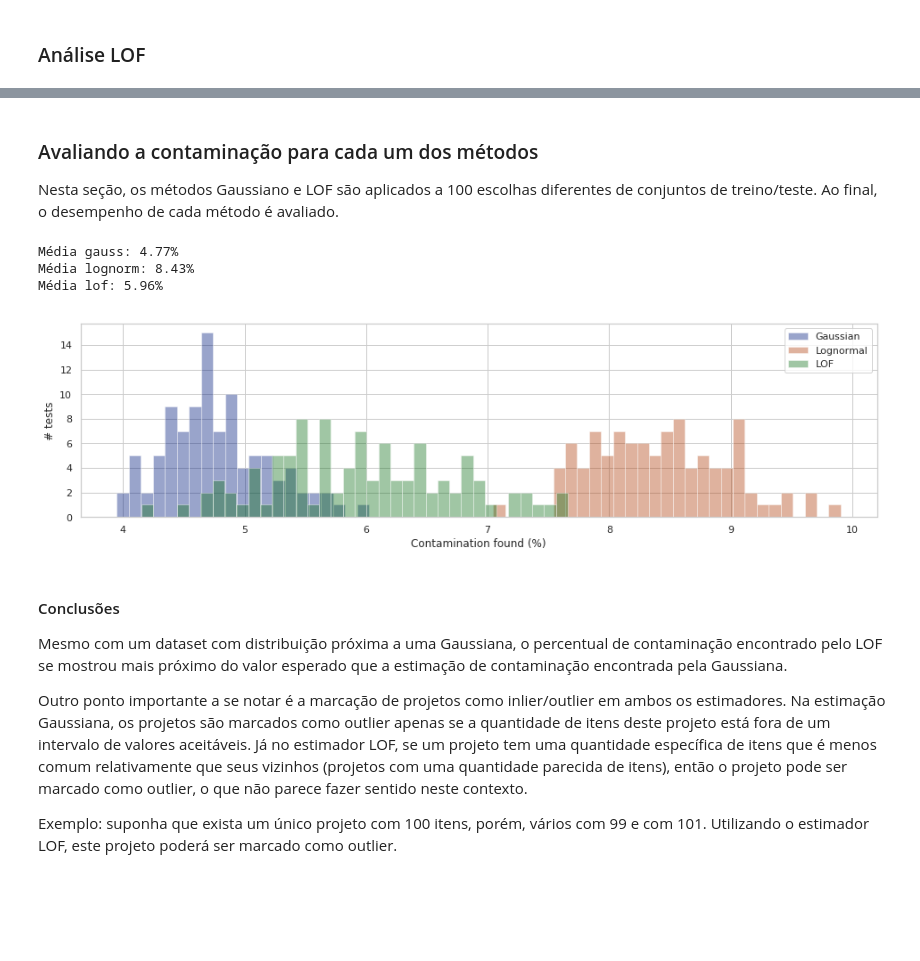
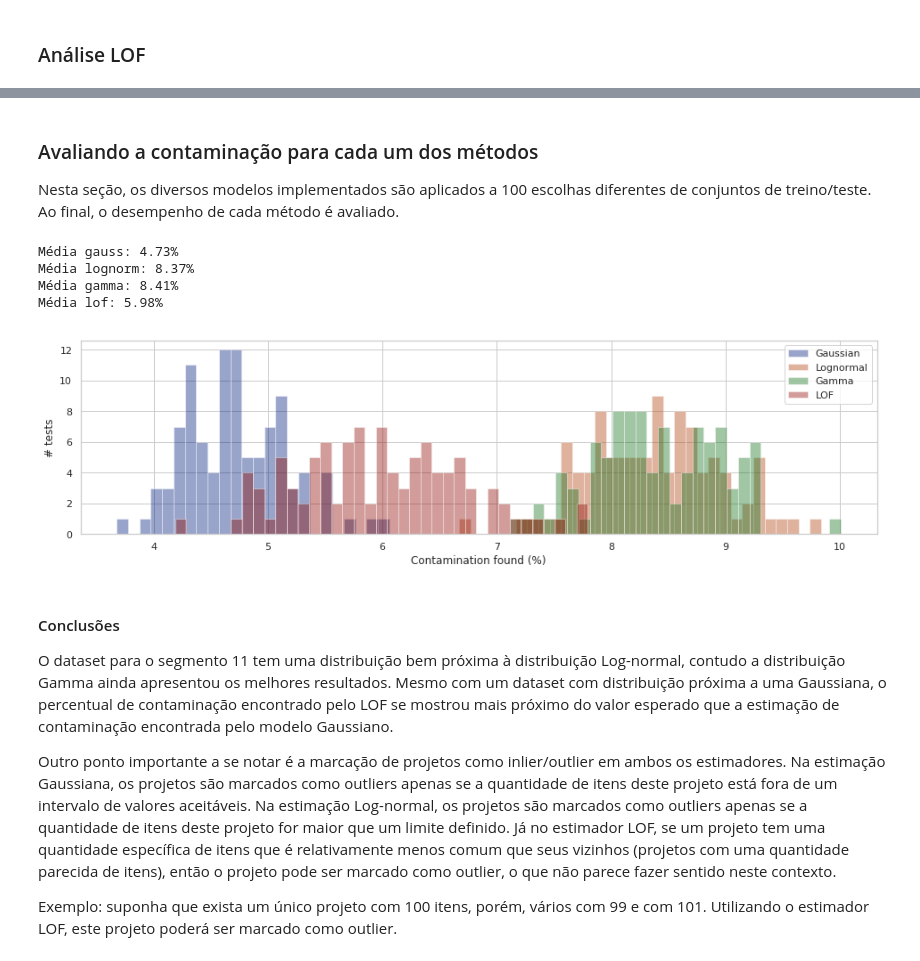
Before and after one commit to lappis-unb/salic-ml, a Jupyter notebook: notebooks/report/analysis_of_number_of_items.ipynb, the cells around one changed output, grey strips where cells are left out. Saved outputs shown, nothing was run; the diff lists cells and outputs as text; code cells hidden in the pictures; blank space fills up the shorter version.

Commit message:
num_items: add gamma function and finish reseach

```diff
--- a/notebooks/report/analysis_of_number_of_items.ipynb
+++ b/notebooks/report/analysis_of_number_of_items.ipynb
@@ -292,0 +360,28 @@ Percentual de outliers encontrado: 8.82%
+# %%
+model = Gamma()
+model.fit(projects_train)
+%time inlier_filter = model.predict(projects_test)
+
+contamination_found = sum(~inlier_filter) / len(projects_test)
+print('Percentual de outliers esperado: %.2lf%%' % (100 * model.contamination))
+print('Percentual de outliers encontrado: %.2lf%%' % (100 * contamination_found))
+
+sns.set(style='whitegrid', palette='dark')
+f, ax = plt.subplots(figsize=(16,4))
+
+bin_size = 10
+inliers = projects_test[inlier_filter].values
+bins = max(1, int((max(inliers) - min(inliers)) // bin_size) + 1)
+sns.distplot(inliers, label='inliers', color='b', kde=False, bins=bins)
+
+outliers = projects_test[~inlier_filter].values
+bins = max(1, int((max(outliers) - min(outliers)) // bin_size) + 1)
+sns.distplot(outliers, label='outliers', color='r', kde=False, bins=bins)
+
+x = np.linspace(min(segment_projects), max(segment_projects), 1000)
+plt.plot(x,  bin_size * len(projects_test) * model.model.pdf(x), label='PDF')
+
+plt.legend(frameon=True)
+plt.ylabel('# projects')
+plt.xlabel('# items')
+plt.title('Inlier/Outlier division');
@@ -417,16 +518,18 @@ Percentual de outliers encontrado: 5.96%
 # %% [markdown]
 ### Avaliando a contaminação para cada um dos métodos
 
-Nesta seção, os métodos Gaussiano e LOF são aplicados a 100 escolhas diferentes de conjuntos de treino/teste. Ao final, o desempenho de cada método é avaliado.
+Nesta seção, os diversos modelos implementados são aplicados a 100 escolhas diferentes de conjuntos de treino/teste. Ao final, o desempenho de cada método é avaliado.
 # %%
 percentuals = {
     'gauss': [],
     'lognorm': [],
+    'gamma': [],
     'lof': []
 }
 
 gauss = Gaussian()
 lognorm = Lognormal()
+gamma = Gamma()
 lof = LOF()
 
 for i in range(100):
@@ -443,6 +546,11 @@ for i in range(100):
     contamination_found = sum(~inlier_filter) / len(projects_test)
     percentuals['lognorm'].append(100 * contamination_found)
 
+    # GAMMA
+    inlier_filter = (gamma.fit(projects_train).predict(projects_test))
+    contamination_found = sum(~inlier_filter) / len(projects_test)
+    percentuals['gamma'].append(100 * contamination_found)
+
     # LOF
     inlier_filter = (lof.fit(projects_train).predict(projects_test))
     contamination_found = sum(~inlier_filter) / len(projects_test)
@@ -450,37 +558,43 @@ for i in range(100):
 # %%
 sns.set(style='whitegrid', palette='dark')
 f, ax = plt.subplots(figsize=(16,4))
 
 bin_size = 0.1
 results = percentuals['gauss']
 print('Média gauss: %.2lf%%' % np.mean(results))
 bins = max(1, int((max(results) - min(results)) // bin_size) + 1)
 sns.distplot(results, label='Gaussian', kde=False, bins=bins)
 
 results = percentuals['lognorm']
 print('Média lognorm: %.2lf%%' % np.mean(results))
 bins = max(1, int((max(results) - min(results)) // bin_size) + 1)
 sns.distplot(results, label='Lognormal', kde=False, bins=bins)
 
+results = percentuals['gamma']
+print('Média gamma: %.2lf%%' % np.mean(results))
+bins = max(1, int((max(results) - min(results)) // bin_size) + 1)
+sns.distplot(results, label='Gamma', kde=False, bins=bins)
+
 results = percentuals['lof']
 print('Média lof: %.2lf%%' % np.mean(results))
 bins = max(1, int((max(results) - min(results)) // bin_size) + 1)
 sns.distplot(results, label='LOF', kde=False, bins=bins)
 
 plt.legend(frameon=True)
 plt.xlabel('Contamination found (%)')
 plt.ylabel('# tests')
 plt.grid(True)
 # %% [output]
-Média gauss: 4.77%
-Média lognorm: 8.43%
-Média lof: 5.96%
+Média gauss: 4.73%
+Média lognorm: 8.37%
+Média gamma: 8.41%
+Média lof: 5.98%
-[figure, old version]
+[figure, new version]
 # %% [markdown]
 #### Conclusões
 
-Mesmo com um dataset com distribuição próxima a uma Gaussiana, o percentual de contaminação encontrado pelo LOF se mostrou mais próximo do valor esperado que a estimação de contaminação encontrada pela Gaussiana.
+O dataset para o segmento 11 tem uma distribuição bem próxima à distribuição Log-normal, contudo a distribuição Gamma ainda apresentou os melhores resultados. Mesmo com um dataset com distribuição próxima a uma Gaussiana, o percentual de contaminação encontrado pelo LOF se mostrou mais próximo do valor esperado que a estimação de contaminação encontrada pelo modelo Gaussiano.
 
-Outro ponto importante a se notar é a marcação de projetos como inlier/outlier em ambos os estimadores. Na estimação Gaussiana, os projetos são marcados como outlier apenas se a quantidade de itens deste projeto está fora de um intervalo de valores aceitáveis. Já no estimador LOF, se um projeto tem uma quantidade específica de itens que é menos comum relativamente que seus vizinhos (projetos com uma quantidade parecida de itens), então o projeto pode ser marcado como outlier, o que não parece fazer sentido neste contexto.
+Outro ponto importante a se notar é a marcação de projetos como inlier/outlier em ambos os estimadores. Na estimação Gaussiana, os projetos são marcados como outliers apenas se a quantidade de itens deste projeto está fora de um intervalo de valores aceitáveis. Na estimação Log-normal, os projetos são marcados como outliers apenas se a quantidade de itens deste projeto for maior que um limite definido. Já no estimador LOF, se um projeto tem uma quantidade específica de itens que é relativamente menos comum que seus vizinhos (projetos com uma quantidade parecida de itens), então o projeto pode ser marcado como outlier, o que não parece fazer sentido neste contexto.
 
 Exemplo: suponha que exista um único projeto com 100 itens, porém, vários com 99 e com 101. Utilizando o estimador LOF, este projeto poderá ser marcado como outlier.
```
Also changed, not shown: parts of 8 cells of this notebook.
